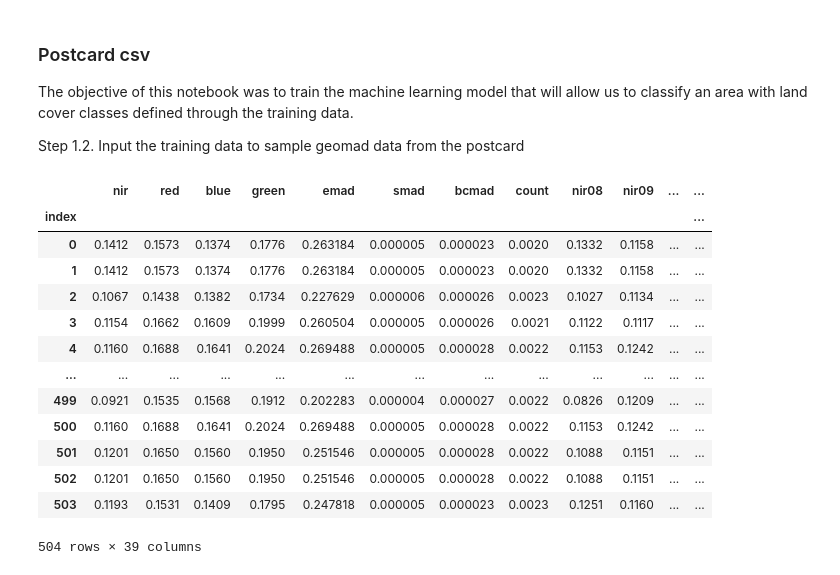
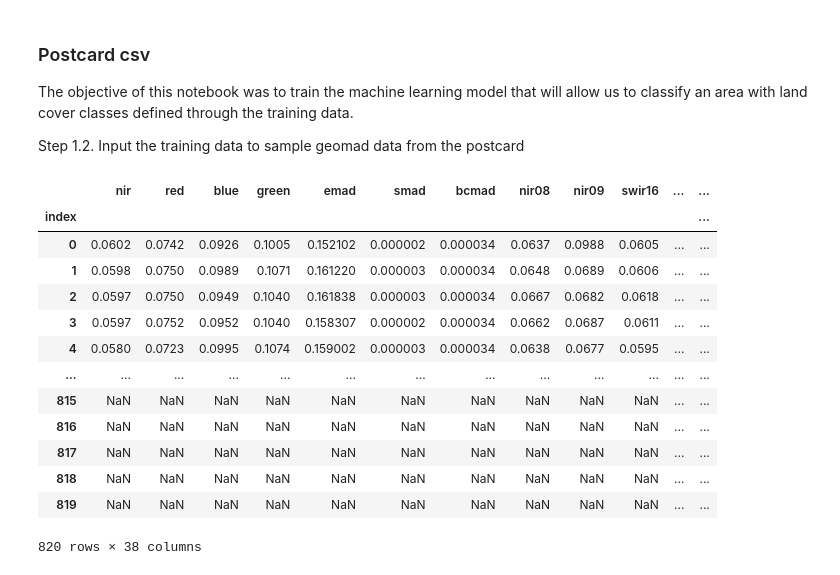
Before and after one commit to digitalearthpacific/dep-seagrass, a Jupyter notebook: classification/1-generate-postcard-csv.ipynb, the cells around one changed output. Saved outputs shown, nothing was run; the diff lists cells and outputs as text; code cells hidden in the pictures.

```diff
--- a/classification/1-generate-postcard-csv.ipynb
+++ b/classification/1-generate-postcard-csv.ipynb
@@ -59,7 +59,7 @@ client = Client.open(catalog)
 # %%
 # ## Use training data bounds
 
-training = gpd.read_file("training-data/nm-serua-14072025_postcard.geojson")
+training = gpd.read_file("training-data/nm-bootless-bay-13072025_postcard.geojson")
 training = training.to_crs("EPSG:4326")
 min_lon, min_lat, max_lon, max_lat = training.total_bounds
 
@@ -143,0 +185,27 @@ Dataset = scaled
+# %%
+# Use apply_ufunc to vectorize over (row, col) dimensions
+result = xr.apply_ufunc(
+    glcm_features,
+    xr.DataArray(patches, dims=["y", "x", "win_y", "win_x"]),
+    input_core_dims=[["win_y", "win_x"]],
+    output_core_dims=[["feature"]],
+    vectorize=True,
+    dask="parallelized",
+    output_dtypes=[np.float32]
+)
+
+# Add coordinates & names
+pad = WINDOW_SIZE - 1
+result = result.assign_coords({
+    "y": scaled.y[: -pad],
+    "x": scaled.x[: -pad],
+    "feature": ["contrast", "homogeneity", "energy", "ASM", "correlation", "mean", "entropy"]
+})
+
+result_bands = result.to_dataset(dim="feature")
+
+# Combine with original
+combined = scaled.copy()
+combined = combined.assign(result_bands)
+
+combined
@@ -158,5 +240,5 @@ elevation_mask.odc.explore(name=site)
 # %%
-masked_scaled, mask = all_masks(scaled, return_mask = True)
+masked_combined, mask = all_masks(combined, return_mask = True)
 mask.odc.explore(vmin=0, vmax=0.3, bands=["red", "green", "blue"], crs="EPSG:3832", name=site)
 # %% [output]
 [interactive output not drawn]
@@ -266,34 +264,34 @@ The objective of this notebook was to train the machine learning model that will
 Step 1.2. Input the training data to sample geomad data from the postcard
 # %%
 # Reproject training data to the GeoMAD CRS and convert to xarray
-training_reprojected = training.to_crs(masked_plus.odc.crs)
+training_reprojected = training.to_crs(masked_combined.odc.crs)
 training_da = training_reprojected.assign(
     x=training_reprojected.geometry.x, y=training_reprojected.geometry.y
 ).to_xarray()
 
 # Extract training values from the masked dataset
 training_values = (
-    masked_plus.sel(training_da[["x", "y"]], method="nearest")
+    masked_combined.sel(training_da[["x", "y"]], method="nearest")
     .squeeze()
     .compute()
     .to_pandas()
 )
 training_values
 # %% [output]
-|  | nir | red | blue | green | emad | smad | bcmad | count | nir08 | nir09 | ... | ... |
+|  | nir | red | blue | green | emad | smad | bcmad | nir08 | nir09 | swir16 | ... | ... |
 | index |  |  |  |  |  |  |  |  |  |  |  | ... |
-| 0 | 0.1412 | 0.1573 | 0.1374 | 0.1776 | 0.263184 | 0.000005 | 0.000023 | 0.0020 | 0.1332 | 0.1158 | ... | ... |
-| 1 | 0.1412 | 0.1573 | 0.1374 | 0.1776 | 0.263184 | 0.000005 | 0.000023 | 0.0020 | 0.1332 | 0.1158 | ... | ... |
-| 2 | 0.1067 | 0.1438 | 0.1382 | 0.1734 | 0.227629 | 0.000006 | 0.000026 | 0.0023 | 0.1027 | 0.1134 | ... | ... |
-| 3 | 0.1154 | 0.1662 | 0.1609 | 0.1999 | 0.260504 | 0.000005 | 0.000026 | 0.0021 | 0.1122 | 0.1117 | ... | ... |
-| 4 | 0.1160 | 0.1688 | 0.1641 | 0.2024 | 0.269488 | 0.000005 | 0.000028 | 0.0022 | 0.1153 | 0.1242 | ... | ... |
+| 0 | 0.0602 | 0.0742 | 0.0926 | 0.1005 | 0.152102 | 0.000002 | 0.000034 | 0.0637 | 0.0988 | 0.0605 | ... | ... |
+| 1 | 0.0598 | 0.0750 | 0.0989 | 0.1071 | 0.161220 | 0.000003 | 0.000034 | 0.0648 | 0.0689 | 0.0606 | ... | ... |
+| 2 | 0.0597 | 0.0750 | 0.0949 | 0.1040 | 0.161838 | 0.000003 | 0.000034 | 0.0667 | 0.0682 | 0.0618 | ... | ... |
+| 3 | 0.0597 | 0.0752 | 0.0952 | 0.1040 | 0.158307 | 0.000002 | 0.000034 | 0.0662 | 0.0687 | 0.0611 | ... | ... |
+| 4 | 0.0580 | 0.0723 | 0.0995 | 0.1074 | 0.159002 | 0.000003 | 0.000034 | 0.0638 | 0.0677 | 0.0595 | ... | ... |
 | ... | ... | ... | ... | ... | ... | ... | ... | ... | ... | ... | ... | ... |
-| 499 | 0.0921 | 0.1535 | 0.1568 | 0.1912 | 0.202283 | 0.000004 | 0.000027 | 0.0022 | 0.0826 | 0.1209 | ... | ... |
-| 500 | 0.1160 | 0.1688 | 0.1641 | 0.2024 | 0.269488 | 0.000005 | 0.000028 | 0.0022 | 0.1153 | 0.1242 | ... | ... |
-| 501 | 0.1201 | 0.1650 | 0.1560 | 0.1950 | 0.251546 | 0.000005 | 0.000028 | 0.0022 | 0.1088 | 0.1151 | ... | ... |
-| 502 | 0.1201 | 0.1650 | 0.1560 | 0.1950 | 0.251546 | 0.000005 | 0.000028 | 0.0022 | 0.1088 | 0.1151 | ... | ... |
-| 503 | 0.1193 | 0.1531 | 0.1409 | 0.1795 | 0.247818 | 0.000005 | 0.000023 | 0.0023 | 0.1251 | 0.1160 | ... | ... |
+| 815 | NaN | NaN | NaN | NaN | NaN | NaN | NaN | NaN | NaN | NaN | ... | ... |
+| 816 | NaN | NaN | NaN | NaN | NaN | NaN | NaN | NaN | NaN | NaN | ... | ... |
+| 817 | NaN | NaN | NaN | NaN | NaN | NaN | NaN | NaN | NaN | NaN | ... | ... |
+| 818 | NaN | NaN | NaN | NaN | NaN | NaN | NaN | NaN | NaN | NaN | ... | ... |
+| 819 | NaN | NaN | NaN | NaN | NaN | NaN | NaN | NaN | NaN | NaN | ... | ... |
-504 rows × 39 columns
+820 rows × 38 columns
 # %%
 # Join the training data with the extracted values and remove unnecessary columns
 training_array = pd.concat([training["cc_id"], training_values], axis=1)
```
Also changed, not shown: parts of 23 cells of this notebook, 12 other files.
